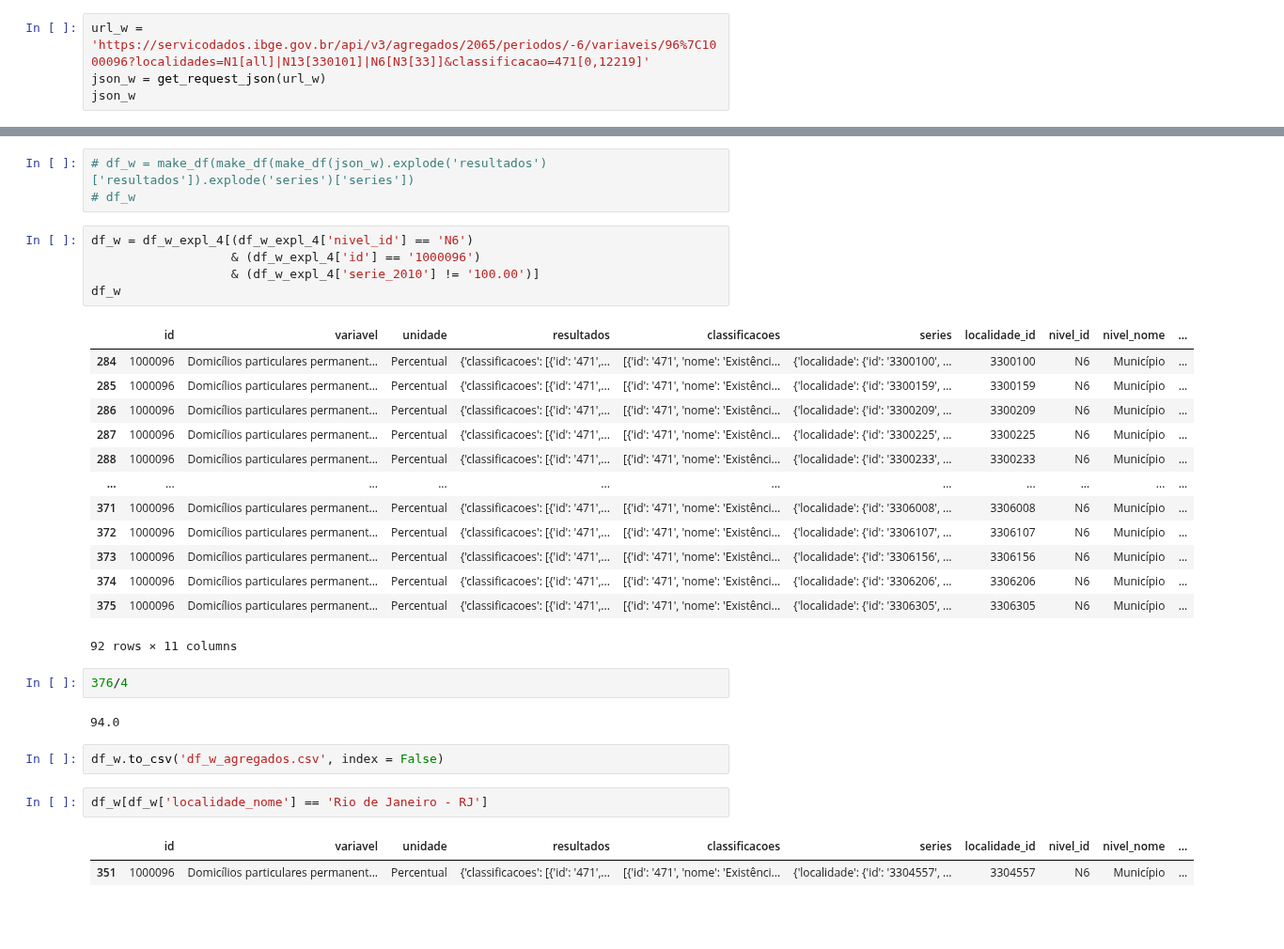
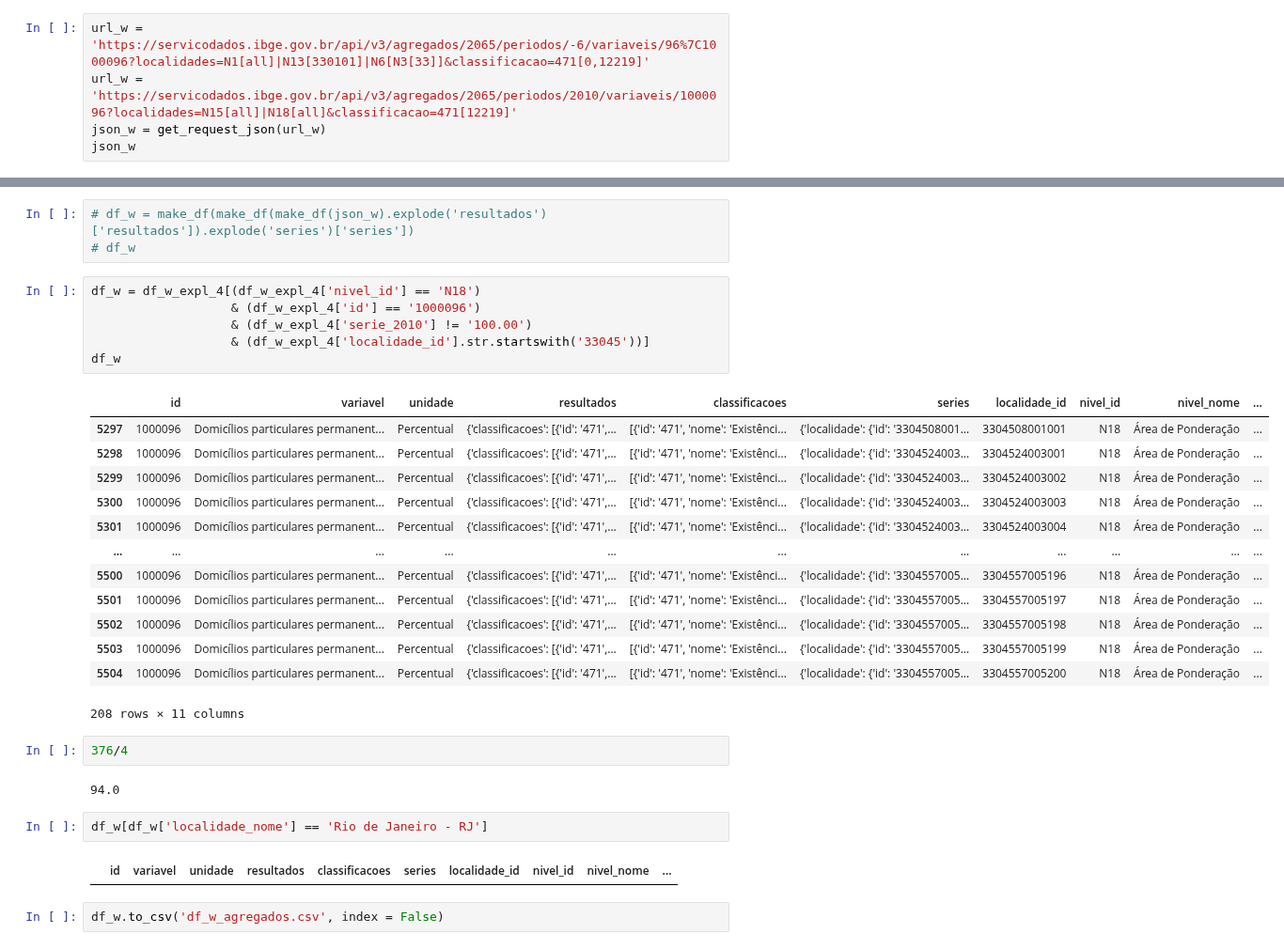
Before and after one commit to GDevigili/TCC-IBGE, a Jupyter notebook: src/notebooks/agregados.ipynb, the cells around one changed output, grey strips where cells are left out. Shown at 94% size. Saved outputs shown, nothing was run; the diff lists cells and outputs as text; blank space fills up the shorter version.

```diff
--- a/src/notebooks/agregados.ipynb
+++ b/src/notebooks/agregados.ipynb
@@ -310,5 +299,6 @@ df
 # %%
 url_w = 'https://servicodados.ibge.gov.br/api/v3/agregados/2065/periodos/-6/variaveis/96%7C1000096?localidades=N1[all]|N13[330101]|N6[N3[33]]&classificacao=471[0,12219]'
+url_w = 'https://servicodados.ibge.gov.br/api/v3/agregados/2065/periodos/2010/variaveis/1000096?localidades=N15[all]|N18[all]&classificacao=471[12219]'
 json_w = get_request_json(url_w)
 json_w
 # %% [output]
@@ -411,32 +389,32 @@ df_w_expl_4
 # df_w = make_df(make_df(make_df(json_w).explode('resultados')['resultados']).explode('series')['series'])
 # df_w
 # %%
-df_w = df_w_expl_4[(df_w_expl_4['nivel_id'] == 'N6')
+df_w = df_w_expl_4[(df_w_expl_4['nivel_id'] == 'N18')
                    & (df_w_expl_4['id'] == '1000096')
-                   & (df_w_expl_4['serie_2010'] != '100.00')]
+                   & (df_w_expl_4['serie_2010'] != '100.00')
+                   & (df_w_expl_4['localidade_id'].str.startswith('33045'))]
 df_w
 # %% [output]
 |  | id | variavel | unidade | resultados | classificacoes | series | localidade_id | nivel_id | nivel_nome | ... |
-| 284 | 1000096 | Domicílios particulares permanent... | Percentual | {'classificacoes': [{'id': '471',... | [{'id': '471', 'nome': 'Existênci... | {'localidade': {'id': '3300100', ... | 3300100 | N6 | Município | ... |
-| 285 | 1000096 | Domicílios particulares permanent... | Percentual | {'classificacoes': [{'id': '471',... | [{'id': '471', 'nome': 'Existênci... | {'localidade': {'id': '3300159', ... | 3300159 | N6 | Município | ... |
-| 286 | 1000096 | Domicílios particulares permanent... | Percentual | {'classificacoes': [{'id': '471',... | [{'id': '471', 'nome': 'Existênci... | {'localidade': {'id': '3300209', ... | 3300209 | N6 | Município | ... |
-| 287 | 1000096 | Domicílios particulares permanent... | Percentual | {'classificacoes': [{'id': '471',... | [{'id': '471', 'nome': 'Existênci... | {'localidade': {'id': '3300225', ... | 3300225 | N6 | Município | ... |
-| 288 | 1000096 | Domicílios particulares permanent... | Percentual | {'classificacoes': [{'id': '471',... | [{'id': '471', 'nome': 'Existênci... | {'localidade': {'id': '3300233', ... | 3300233 | N6 | Município | ... |
+| 5297 | 1000096 | Domicílios particulares permanent... | Percentual | {'classificacoes': [{'id': '471',... | [{'id': '471', 'nome': 'Existênci... | {'localidade': {'id': '3304508001... | 3304508001001 | N18 | Área de Ponderação | ... |
+| 5298 | 1000096 | Domicílios particulares permanent... | Percentual | {'classificacoes': [{'id': '471',... | [{'id': '471', 'nome': 'Existênci... | {'localidade': {'id': '3304524003... | 3304524003001 | N18 | Área de Ponderação | ... |
+| 5299 | 1000096 | Domicílios particulares permanent... | Percentual | {'classificacoes': [{'id': '471',... | [{'id': '471', 'nome': 'Existênci... | {'localidade': {'id': '3304524003... | 3304524003002 | N18 | Área de Ponderação | ... |
+| 5300 | 1000096 | Domicílios particulares permanent... | Percentual | {'classificacoes': [{'id': '471',... | [{'id': '471', 'nome': 'Existênci... | {'localidade': {'id': '3304524003... | 3304524003003 | N18 | Área de Ponderação | ... |
+| 5301 | 1000096 | Domicílios particulares permanent... | Percentual | {'classificacoes': [{'id': '471',... | [{'id': '471', 'nome': 'Existênci... | {'localidade': {'id': '3304524003... | 3304524003004 | N18 | Área de Ponderação | ... |
 | ... | ... | ... | ... | ... | ... | ... | ... | ... | ... | ... |
-| 371 | 1000096 | Domicílios particulares permanent... | Percentual | {'classificacoes': [{'id': '471',... | [{'id': '471', 'nome': 'Existênci... | {'localidade': {'id': '3306008', ... | 3306008 | N6 | Município | ... |
-| 372 | 1000096 | Domicílios particulares permanent... | Percentual | {'classificacoes': [{'id': '471',... | [{'id': '471', 'nome': 'Existênci... | {'localidade': {'id': '3306107', ... | 3306107 | N6 | Município | ... |
-| 373 | 1000096 | Domicílios particulares permanent... | Percentual | {'classificacoes': [{'id': '471',... | [{'id': '471', 'nome': 'Existênci... | {'localidade': {'id': '3306156', ... | 3306156 | N6 | Município | ... |
-| 374 | 1000096 | Domicílios particulares permanent... | Percentual | {'classificacoes': [{'id': '471',... | [{'id': '471', 'nome': 'Existênci... | {'localidade': {'id': '3306206', ... | 3306206 | N6 | Município | ... |
-| 375 | 1000096 | Domicílios particulares permanent... | Percentual | {'classificacoes': [{'id': '471',... | [{'id': '471', 'nome': 'Existênci... | {'localidade': {'id': '3306305', ... | 3306305 | N6 | Município | ... |
+| 5500 | 1000096 | Domicílios particulares permanent... | Percentual | {'classificacoes': [{'id': '471',... | [{'id': '471', 'nome': 'Existênci... | {'localidade': {'id': '3304557005... | 3304557005196 | N18 | Área de Ponderação | ... |
+| 5501 | 1000096 | Domicílios particulares permanent... | Percentual | {'classificacoes': [{'id': '471',... | [{'id': '471', 'nome': 'Existênci... | {'localidade': {'id': '3304557005... | 3304557005197 | N18 | Área de Ponderação | ... |
+| 5502 | 1000096 | Domicílios particulares permanent... | Percentual | {'classificacoes': [{'id': '471',... | [{'id': '471', 'nome': 'Existênci... | {'localidade': {'id': '3304557005... | 3304557005198 | N18 | Área de Ponderação | ... |
+| 5503 | 1000096 | Domicílios particulares permanent... | Percentual | {'classificacoes': [{'id': '471',... | [{'id': '471', 'nome': 'Existênci... | {'localidade': {'id': '3304557005... | 3304557005199 | N18 | Área de Ponderação | ... |
+| 5504 | 1000096 | Domicílios particulares permanent... | Percentual | {'classificacoes': [{'id': '471',... | [{'id': '471', 'nome': 'Existênci... | {'localidade': {'id': '3304557005... | 3304557005200 | N18 | Área de Ponderação | ... |
-92 rows × 11 columns
+208 rows × 11 columns
 # %%
 376/4
 # %% [output]
 94.0
+# %%
+df_w[df_w['localidade_nome'] == 'Rio de Janeiro - RJ']
+# %% [output]
+|  | id | variavel | unidade | resultados | classificacoes | series | localidade_id | nivel_id | nivel_nome | ... |
 # %%
 df_w.to_csv('df_w_agregados.csv', index = False)
-# %%
-df_w[df_w['localidade_nome'] == 'Rio de Janeiro - RJ']
-# %% [output]
-|  | id | variavel | unidade | resultados | classificacoes | series | localidade_id | nivel_id | nivel_nome | ... |
-| 351 | 1000096 | Domicílios particulares permanent... | Percentual | {'classificacoes': [{'id': '471',... | [{'id': '471', 'nome': 'Existênci... | {'localidade': {'id': '3304557', ... | 3304557 | N6 | Município | ... |
```
Also changed, not shown: parts of 8 cells of this notebook, 2 other files.
